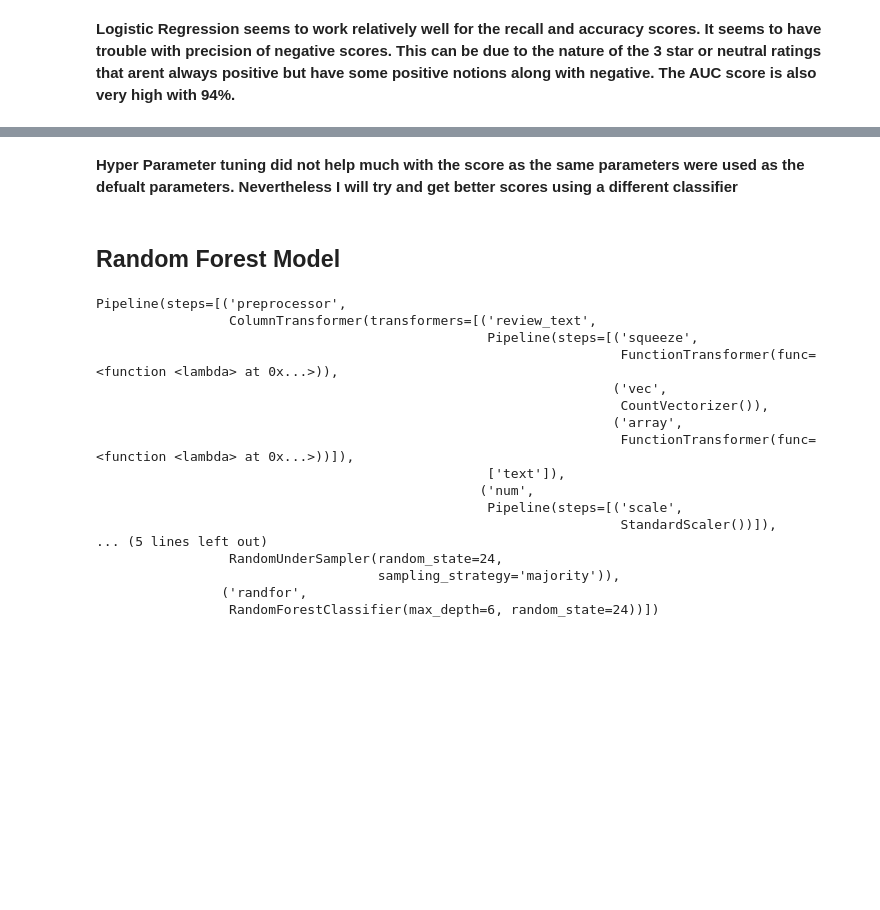
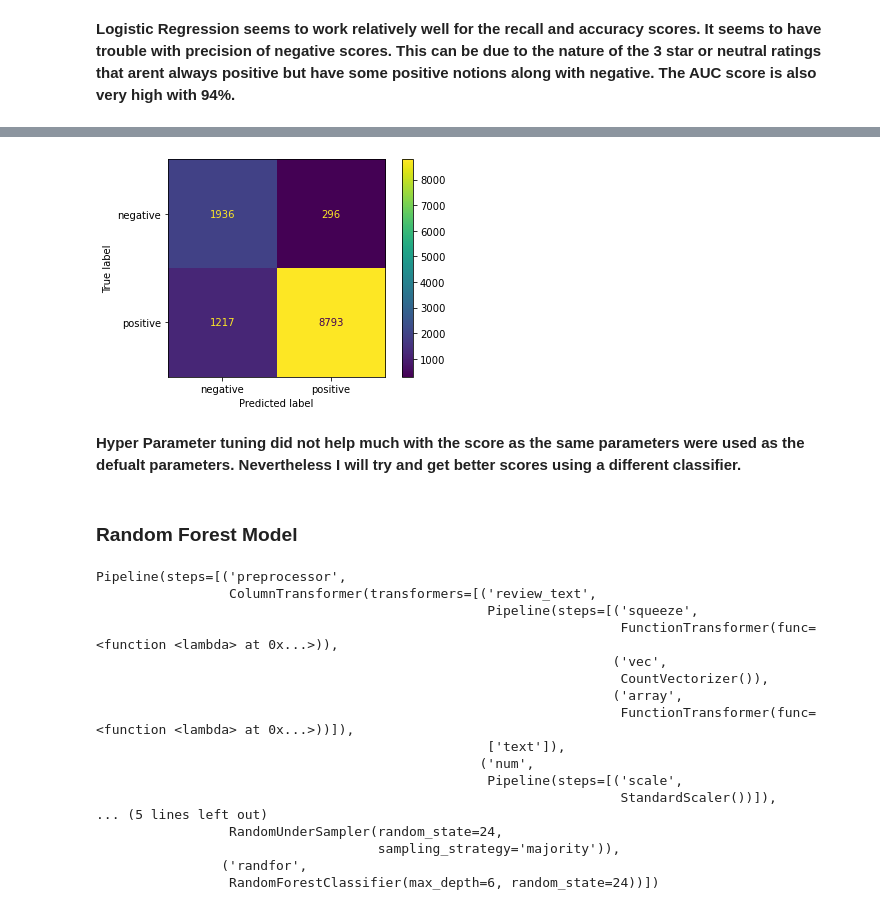
Before and after one commit to ddcots24/Hello-Fresh, a Jupyter notebook: Hello Fresh Review Analysis.ipynb, the cells around one changed output, grey strips where cells are left out. Saved outputs shown, nothing was run; the diff lists cells and outputs as text; code cells hidden in the pictures; blank space fills up the shorter version.

```diff
--- a/Hello Fresh Review Analysis.ipynb
+++ b/Hello Fresh Review Analysis.ipynb
@@ -484,7 +519,13 @@ loggridsearch.best_params_
+# %%
+# Confusion matrix
+plot_confusion_matrix(Log_grid_best, X_test,
+                      y_test);
+# %% [output]
+[figure, added]
 # %% [markdown]
-**Hyper Parameter tuning did not help much with the score as the same parameters were used as the defualt parameters. Nevertheless I will try and get better scores using a different classifier**
+**Hyper Parameter tuning did not help much with the score as the same parameters were used as the defualt parameters. Nevertheless I will try and get better scores using a different classifier.**
 # %% [markdown]
-## Random Forest Model
+### Random Forest Model
 # %%
 # Setting up pipelines for random forest model
 text_transformer = Pipeline(steps = [
```
Also changed, not shown: parts of 17 cells of this notebook.
